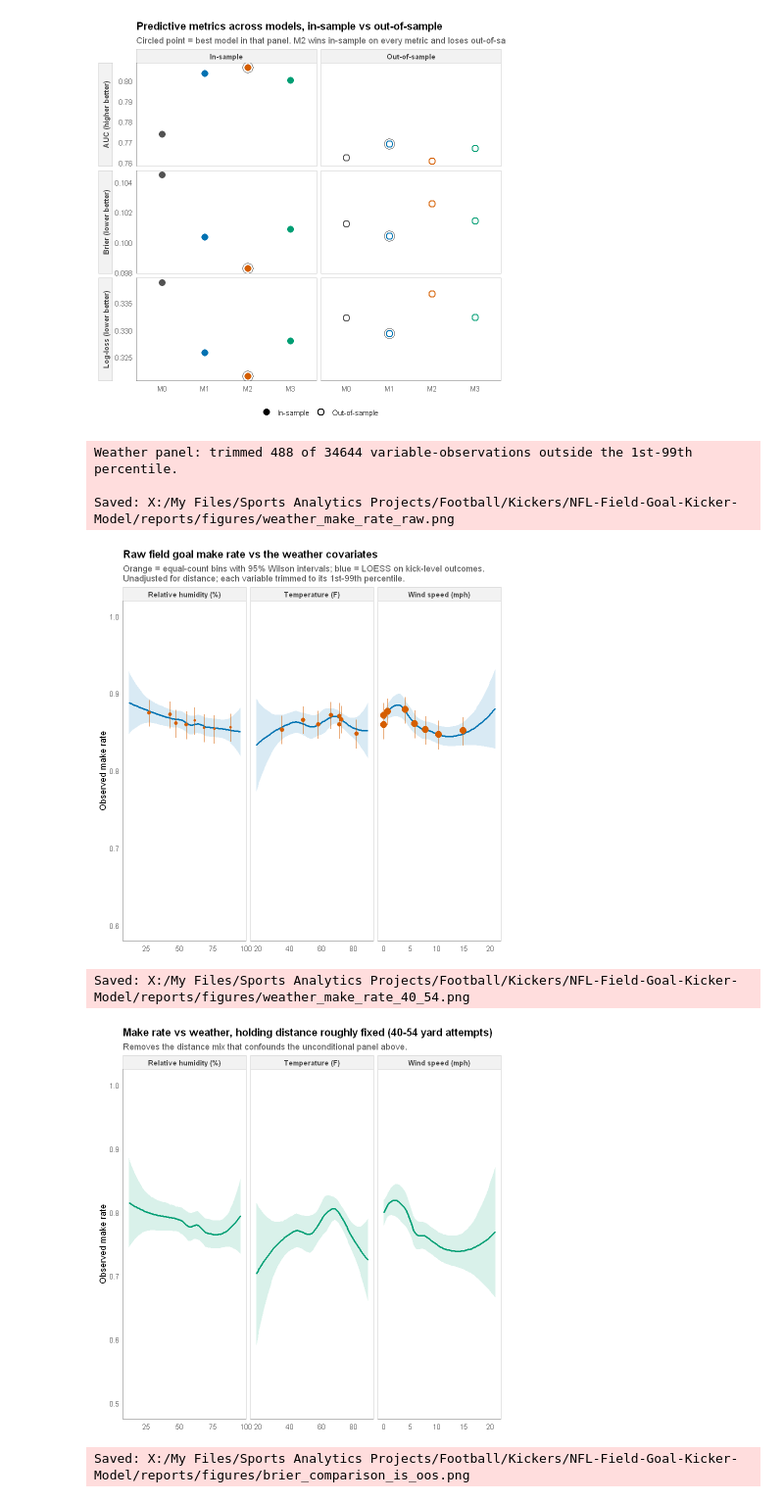
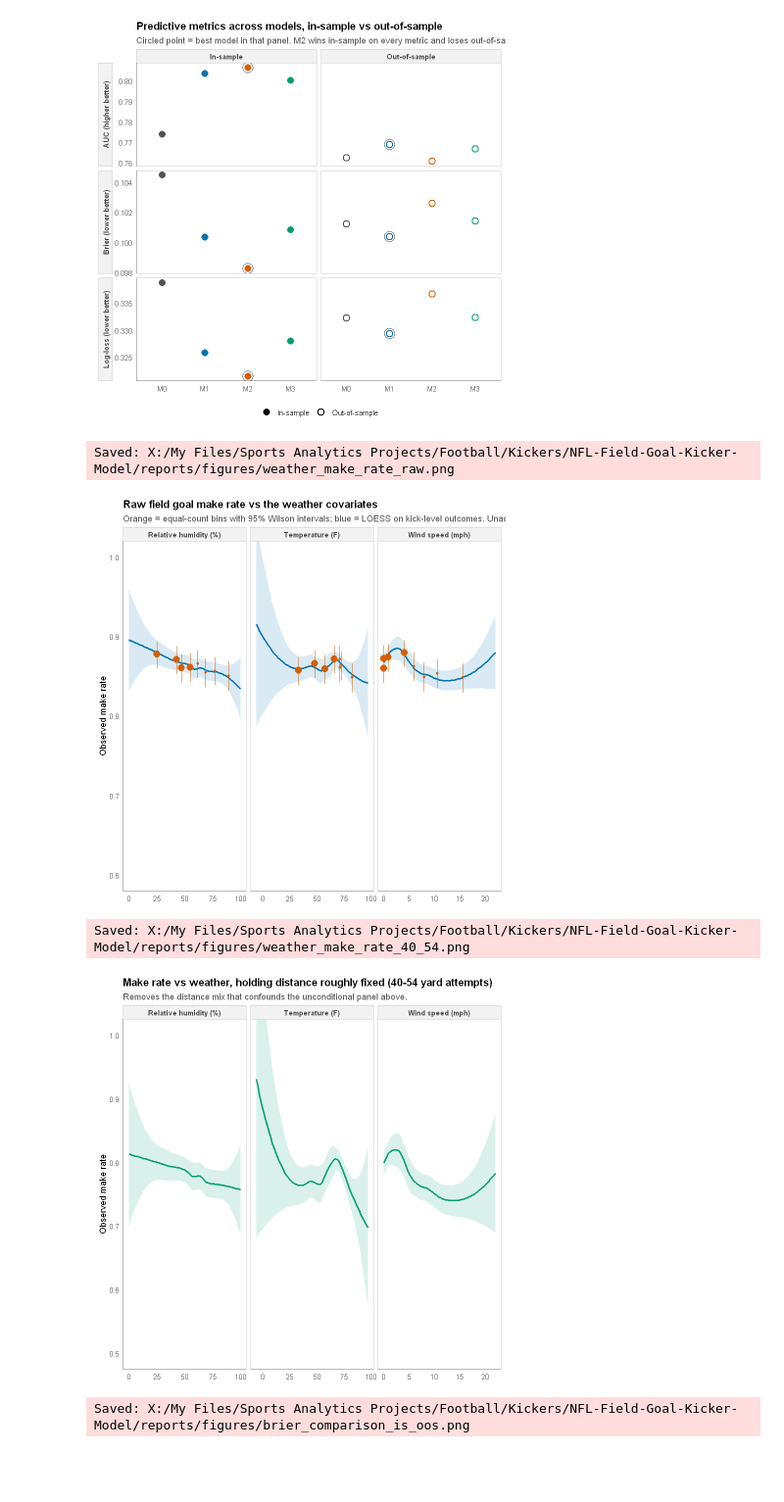
Before and after one commit to eker3777/NFL-Field-Goal-Kicker-Model, a Jupyter notebook: notebooks/05_visuals.ipynb, the cells around one changed output. Shown at 98% size. Saved outputs shown, nothing was run; the diff lists cells and outputs as text; code cells hidden in the pictures; blank space fills up the shorter version.

```diff
--- a/notebooks/05_visuals.ipynb
+++ b/notebooks/05_visuals.ipynb
@@ -481,30 +481,14 @@ Saved: X:/My Files/Sports Analytics Projects/Football/Kickers/NFL-Field-Goal-Kic
 # Points are equal-count bins with 95% Wilson intervals; the curve is a LOESS
 # fit on the underlying kick-level 0/1 outcomes.
 
-# The weather fields contain a few implausible parsed values (a 71 mph wind in
-# 2016 against a 99th percentile of 21 mph). Left in, a LOESS is dragged around
-# by three observations and the panel implies make rate RISES in extreme wind.
-# Each variable is therefore trimmed to its 1st-99th percentile for display; the
-# trimmed points are reported in the caption rather than silently dropped.
+# 01_data_prep caps wind at the 99th percentile of attempted kicks at the
+# source, so no display-time trimming is needed here.
 weather_panel_df <- preds_is %>%
   dplyr::filter(!is.na(kick_made)) %>%
   dplyr::select(kick_made, kick_distance, wind, temp, humidity) %>%
   tidyr::pivot_longer(c(wind, temp, humidity),
                       names_to = 'var', values_to = 'value') %>%
   dplyr::filter(!is.na(value)) %>%
-  dplyr::group_by(var) %>%
-  dplyr::mutate(.lo = quantile(value, 0.01, na.rm = TRUE),
-                .hi = quantile(value, 0.99, na.rm = TRUE)) %>%
-  dplyr::ungroup()
-
-n_trimmed <- sum(weather_panel_df$value < weather_panel_df$.lo |
-                 weather_panel_df$value > weather_panel_df$.hi)
-message('Weather panel: trimmed ', n_trimmed, ' of ', nrow(weather_panel_df),
-        ' variable-observations outside the 1st-99th percentile.')
-
-weather_panel_df <- weather_panel_df %>%
-  dplyr::filter(value >= .lo, value <= .hi) %>%
-  dplyr::select(-.lo, -.hi) %>%
   dplyr::mutate(var = dplyr::recode(var,
     wind = 'Wind speed (mph)', temp = 'Temperature (F)', humidity = 'Relative humidity (%)'))
 
@@ -528,39 +512,37 @@ p_weather <- ggplot(weather_panel_df, aes(value, kick_made)) +
              colour = '#D55E00', inherit.aes = FALSE) +
   scale_size_continuous(range = c(1.2, 3.6), guide = 'none') +
   facet_wrap(~ var, scales = 'free_x', nrow = 1) +
   coord_cartesian(ylim = c(0.6, 1)) +
   labs(title = 'Raw field goal make rate vs the weather covariates',
-       subtitle = 'Orange = equal-count bins with 95% Wilson intervals; blue = LOESS on kick-level outcomes.\nUnadjusted for distance; each variable trimmed to its 1st-99th percentile.',
+       subtitle = 'Orange = equal-count bins with 95% Wilson intervals; blue = LOESS on kick-level outcomes. Unadjusted for distance.',
        x = NULL, y = 'Observed make rate') +
   theme_paper()
 
 print(p_weather)
 save_fig(p_weather, 'weather_make_rate_raw.png', w = 11, h = 4.2)
 
 # Distance is the dominant confounder here -- longer kicks are also windier on
 # average -- so the same relationships are shown again within a fixed distance
 # band, where the weather signal is not contaminated by distance mix.
 p_weather_band <- weather_panel_df %>%
   dplyr::filter(kick_distance >= 40, kick_distance < 55) %>%
   ggplot(aes(value, kick_made)) +
   geom_smooth(method = 'loess', formula = y ~ x, se = TRUE,
               colour = '#009E73', fill = '#009E73', alpha = 0.15, linewidth = 0.9) +
   facet_wrap(~ var, scales = 'free_x', nrow = 1) +
   coord_cartesian(ylim = c(0.5, 1)) +
   labs(title = 'Make rate vs weather, holding distance roughly fixed (40-54 yard attempts)',
        subtitle = 'Removes the distance mix that confounds the unconditional panel above.',
        x = NULL, y = 'Observed make rate') +
   theme_paper()
 
 print(p_weather_band)
 save_fig(p_weather_band, 'weather_make_rate_40_54.png', w = 11, h = 4.2)
 # %% [output]
-Weather panel: trimmed 488 of 34644 variable-observations outside the 1st-99th percentile.
-
 Saved: X:/My Files/Sports Analytics Projects/Football/Kickers/NFL-Field-Goal-Kicker-Model/reports/figures/weather_make_rate_raw.png
-[figure, old version]
+[figure, new version]
 Saved: X:/My Files/Sports Analytics Projects/Football/Kickers/NFL-Field-Goal-Kicker-Model/reports/figures/weather_make_rate_40_54.png
-[figure, old version]
+[figure, new version]
 # %%
 # --- Continuous Squared Residual (Brier Error) vs. Distance ---
 is_brier_data <- preds_is %>%
```
Also changed, not shown: parts of 7 cells of this notebook, 4 other files.
